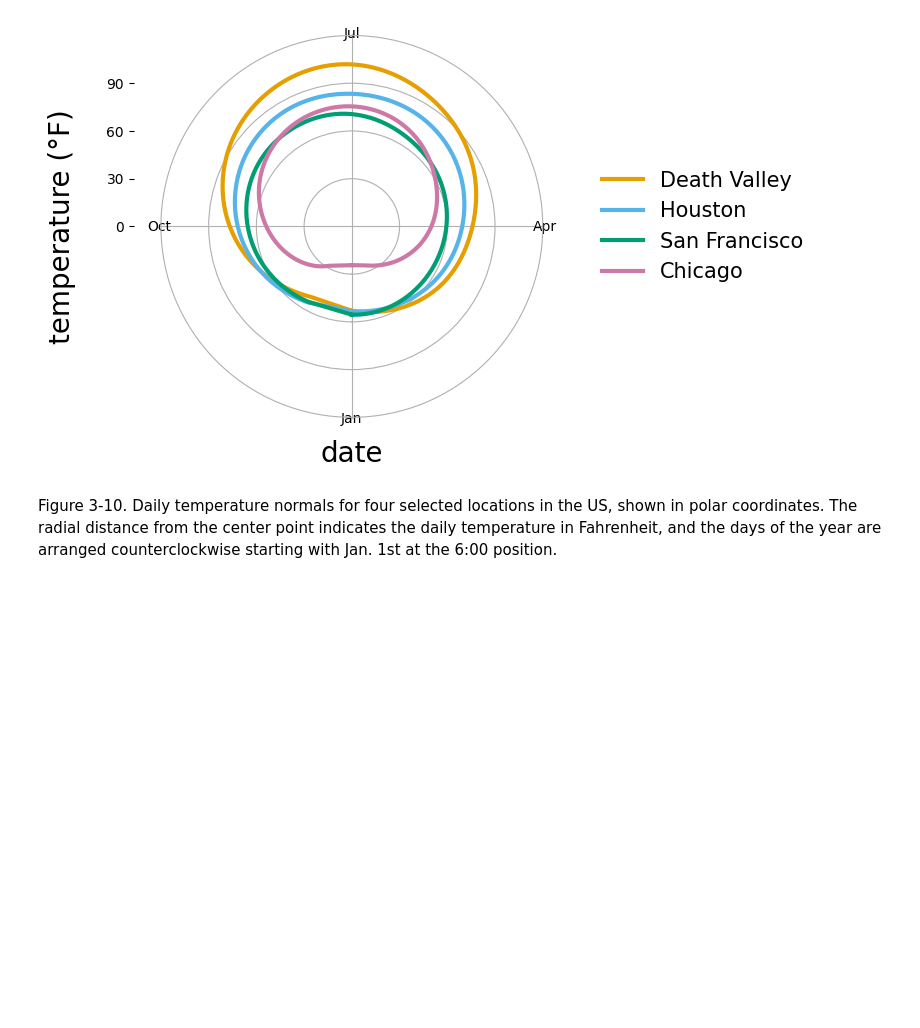
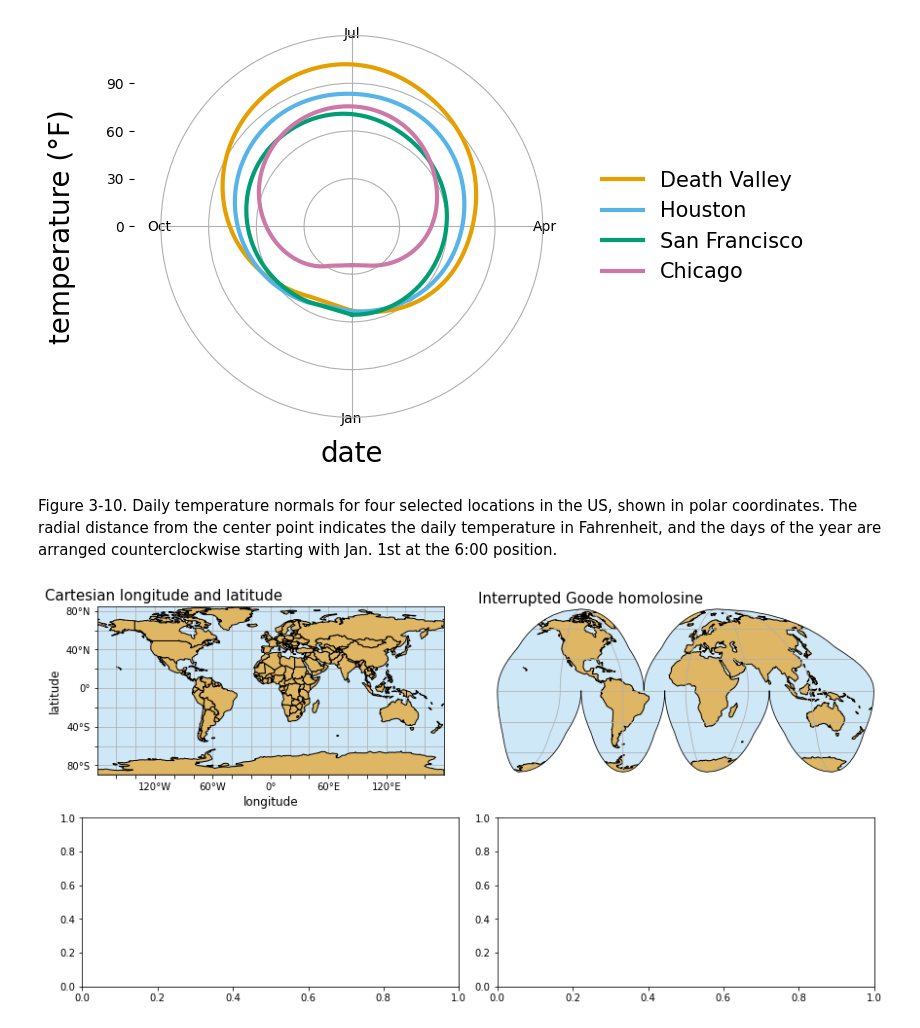
Before and after one commit to hnguyentt/dataviz-python, a Jupyter notebook: 1.From_data_to_viz/3.Coordinate_systems_and_axes.ipynb, the cells around one changed output. Cells and saved outputs as stored; diff of their text form; code cells hidden in the pictures; blank space fills up the shorter version.

```diff
--- a/1.From_data_to_viz/3.Coordinate_systems_and_axes.ipynb
+++ b/1.From_data_to_viz/3.Coordinate_systems_and_axes.ipynb
@@ -787,3 +787,44 @@ new_ax.set_yticks(range(0,91,30));
 [figure]
 # %% [markdown]
 Figure 3-10. Daily temperature normals for four selected locations in the US, shown in polar coordinates. The radial distance from the center point indicates the daily temperature in Fahrenheit, and the days of the year are arranged counterclockwise starting with Jan. 1st at the 6:00 position.
+# %%
+import geopandas as gpd
+import contextily as cx
+import cartopy.crs as ccrs
+import cartopy.feature as cfeature
+
+titlesize=15
+labelsize = 12
+ticksize = 10
+
+df = gpd.read_file(gpd.datasets.get_path('naturalearth_lowres'))
+
+fig, axes = plt.subplots(2,2, figsize=(12,6), constrained_layout=True)
+
+df.plot(ax=axes[0,0], color='#DFB663', edgecolor='black', linewidth=1)
+
+# Cartesian longitude/latitude axes
+axes[0,0].set_facecolor('#CFE8F8')
+axes[0,0].set_xlabel('longitude', fontsize=labelsize)
+axes[0,0].set_ylabel('latitude', fontsize=labelsize)
+axes[0,0].set_xticks(range(-160, 180, 20))
+axes[0,0].set_xticklabels([""]*2 + ['120°W'] + [""]*2 + ['60°W'] + [""]*2 + ['0°'] + [""]*2 + ['60°E'] + [""]*2 + ['120°E'] + [""]*2,
+                          fontsize=ticksize)
+axes[0,0].set_yticks(range(-80, 81, 20))
+axes[0,0].set_yticklabels(["80°S", "", "40°S", "", "0°", "", "40°N", "", "80°N"], fontsize=ticksize)
+axes[0,0].set_ylim([-90, 85])
+axes[0,0].set_xlim([-180, 180])
+axes[0,0].set_axisbelow(True)
+axes[0,0].xaxis.grid(True)
+axes[0,0].yaxis.grid(True)
+axes[0,0].set_title('Cartesian longitude and latitude', loc='left', x=-0.15, fontsize=titlesize)
+
+# Interrupted Goode homolosine
+axes[0,1] = plt.subplot(222, projection=ccrs.InterruptedGoodeHomolosine())
+axes[0,1].coastlines(color='black', linewidth=1)
+axes[0,1].add_feature(cfeature.LAND, facecolor='#DFB663') # https://scitools.org.uk/cartopy/docs/v0.14/matplotlib/feature_interface.html
+axes[0,1].gridlines(draw_labels=False)
+axes[0,1].set_facecolor('#CFE8F8')
+axes[0,1].set_title('Interrupted Goode homolosine', loc='left', x=-0.05, fontsize=titlesize);
+# %% [output]
+[figure, added]
```
Also changed, not shown: 2 other files.
